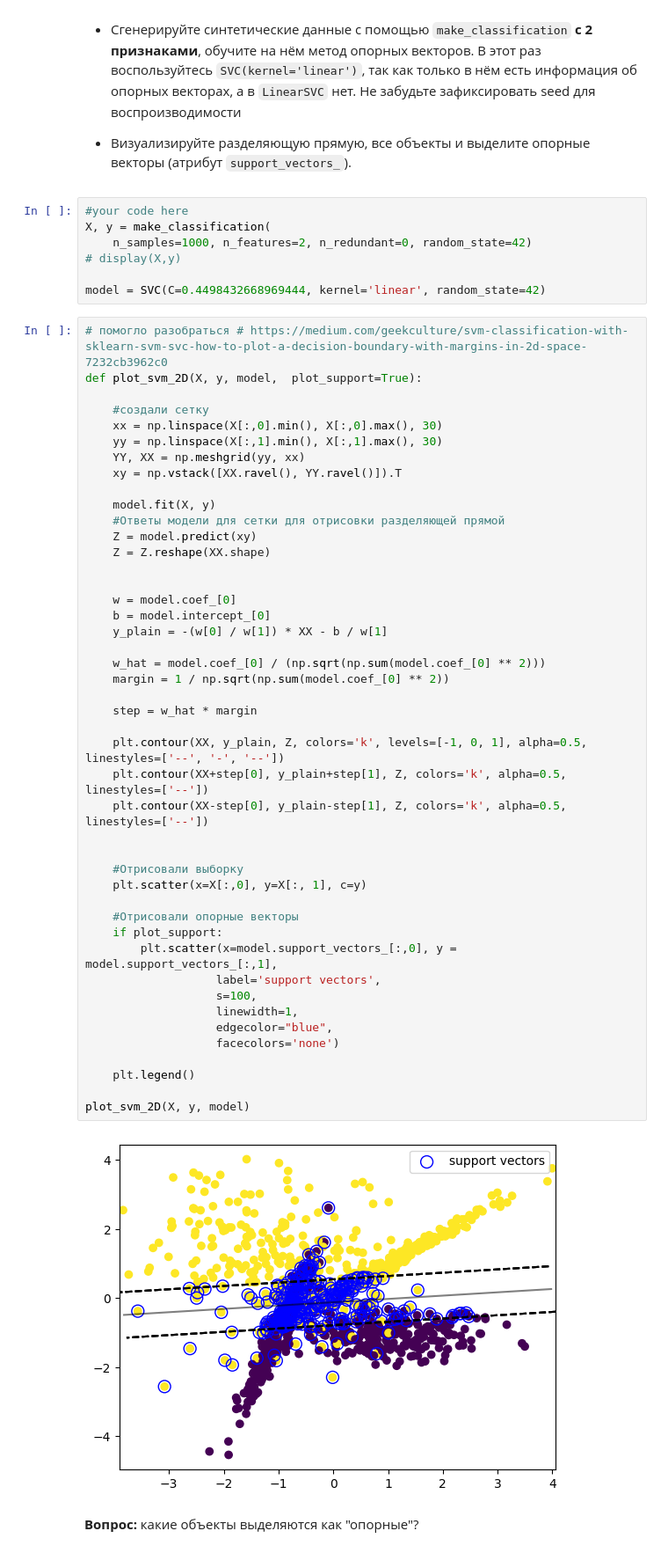
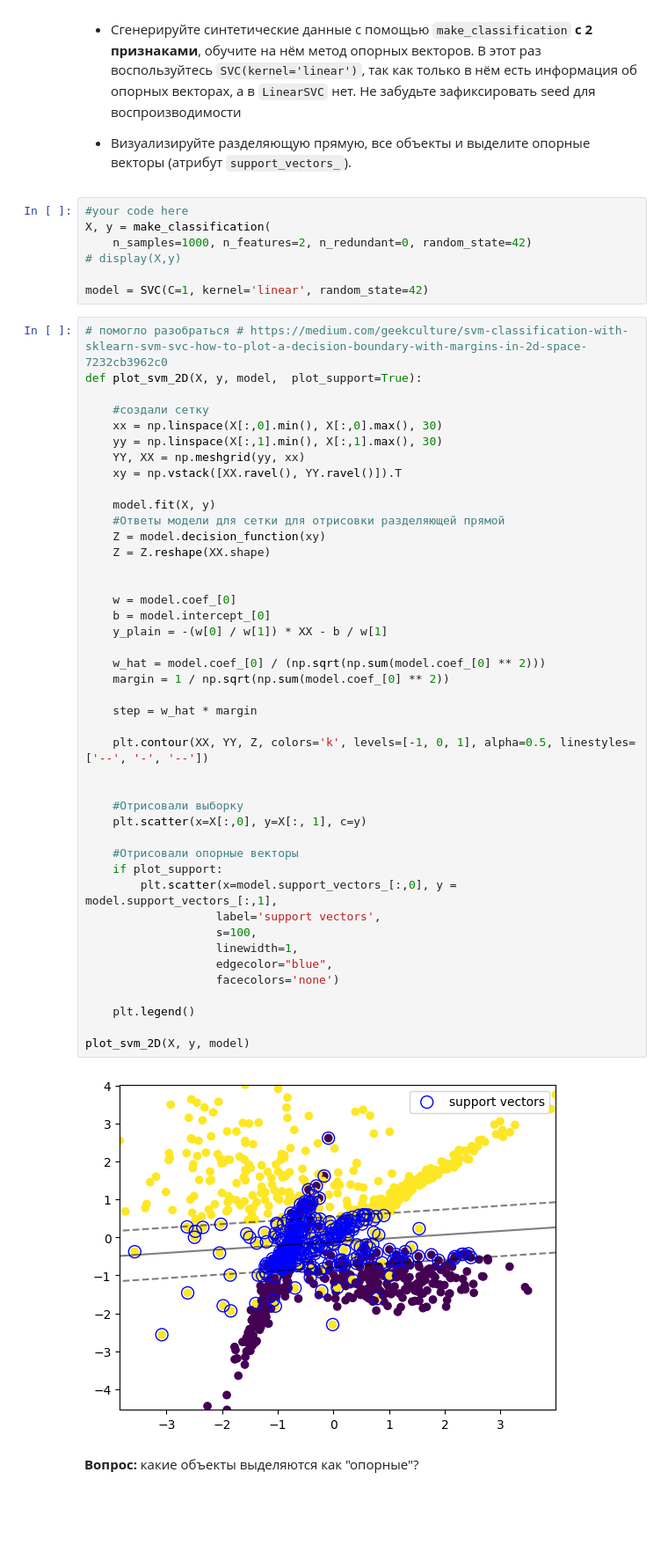
Before and after one commit to xCthulhuFtagn/ml-course-hse, a Jupyter notebook: 2023-fall/homeworks-practice/homework-practice-04-linclass.ipynb, the cells around one changed output. Shown at 88% size. Saved outputs shown, nothing was run; the diff lists cells and outputs as text; blank space fills up the shorter version.

```diff
--- a/2023-fall/homeworks-practice/homework-practice-04-linclass.ipynb
+++ b/2023-fall/homeworks-practice/homework-practice-04-linclass.ipynb
@@ -306,7 +306,7 @@ X, y = make_classification(
     n_samples=1000, n_features=2, n_redundant=0, random_state=42)
 # display(X,y)
 
-model = SVC(C=0.4498432668969444, kernel='linear', random_state=42)
+model = SVC(C=1, kernel='linear', random_state=42)
 # %%
 # помогло разобраться # https://medium.com/geekculture/svm-classification-with-sklearn-svm-svc-how-to-plot-a-decision-boundary-with-margins-in-2d-space-7232cb3962c0
 def plot_svm_2D(X, y, model,  plot_support=True):
@@ -319,41 +319,39 @@ def plot_svm_2D(X, y, model,  plot_support=True):
 
     model.fit(X, y)
     #Ответы модели для сетки для отрисовки разделяющей прямой
-    Z = model.predict(xy)
+    Z = model.decision_function(xy)
     Z = Z.reshape(XX.shape)
 
 
     w = model.coef_[0]
     b = model.intercept_[0]
     y_plain = -(w[0] / w[1]) * XX - b / w[1]
 
     w_hat = model.coef_[0] / (np.sqrt(np.sum(model.coef_[0] ** 2)))
     margin = 1 / np.sqrt(np.sum(model.coef_[0] ** 2))
 
     step = w_hat * margin
 
-    plt.contour(XX, y_plain, Z, colors='k', levels=[-1, 0, 1], alpha=0.5, linestyles=['--', '-', '--'])
-    plt.contour(XX+step[0], y_plain+step[1], Z, colors='k', alpha=0.5, linestyles=['--'])
-    plt.contour(XX-step[0], y_plain-step[1], Z, colors='k', alpha=0.5, linestyles=['--'])
+    plt.contour(XX, YY, Z, colors='k', levels=[-1, 0, 1], alpha=0.5, linestyles=['--', '-', '--'])
 
 
     #Отрисовали выборку
     plt.scatter(x=X[:,0], y=X[:, 1], c=y)
 
     #Отрисовали опорные векторы
     if plot_support:
         plt.scatter(x=model.support_vectors_[:,0], y = model.support_vectors_[:,1],
                    label='support vectors',
                    s=100,
                    linewidth=1,
                    edgecolor="blue",
                    facecolors='none')
 
     plt.legend()
 
 plot_svm_2D(X, y, model)
 # %% [output]
-[figure, old version]
+[figure, new version]
 # %% [markdown]
 **Вопрос:** какие объекты выделяются как "опорные"?
 # %% [markdown]
```
Also changed, not shown: parts of 6 cells of this notebook.
